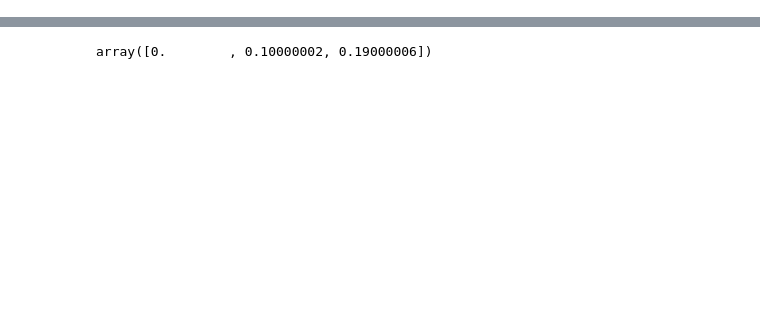
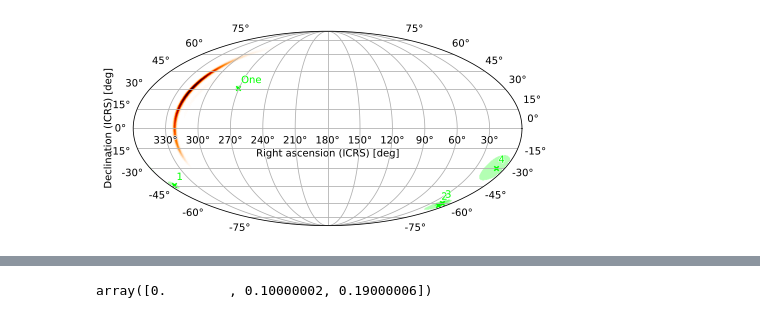
Before and after one commit to markalab/hpmoc, a Jupyter notebook: jup/astroplot.ipynb, the cells around one changed output, grey strips where cells are left out. Cells and saved outputs as stored; diff of their text form; code cells hidden in the pictures; blank space fills up the shorter version.

```diff
--- a/jup/astroplot.ipynb
+++ b/jup/astroplot.ipynb
@@ -63,0 +75,4 @@ array2, footprint2 = reproject_from_healpix("../tests/data/S191216ap.fits.gz",
+# %%
+mo.plot(width=720, height=360)
+# %% [output]
+[figure, added]
```
Also changed, not shown: parts of 9 cells of this notebook, 5 other files.
